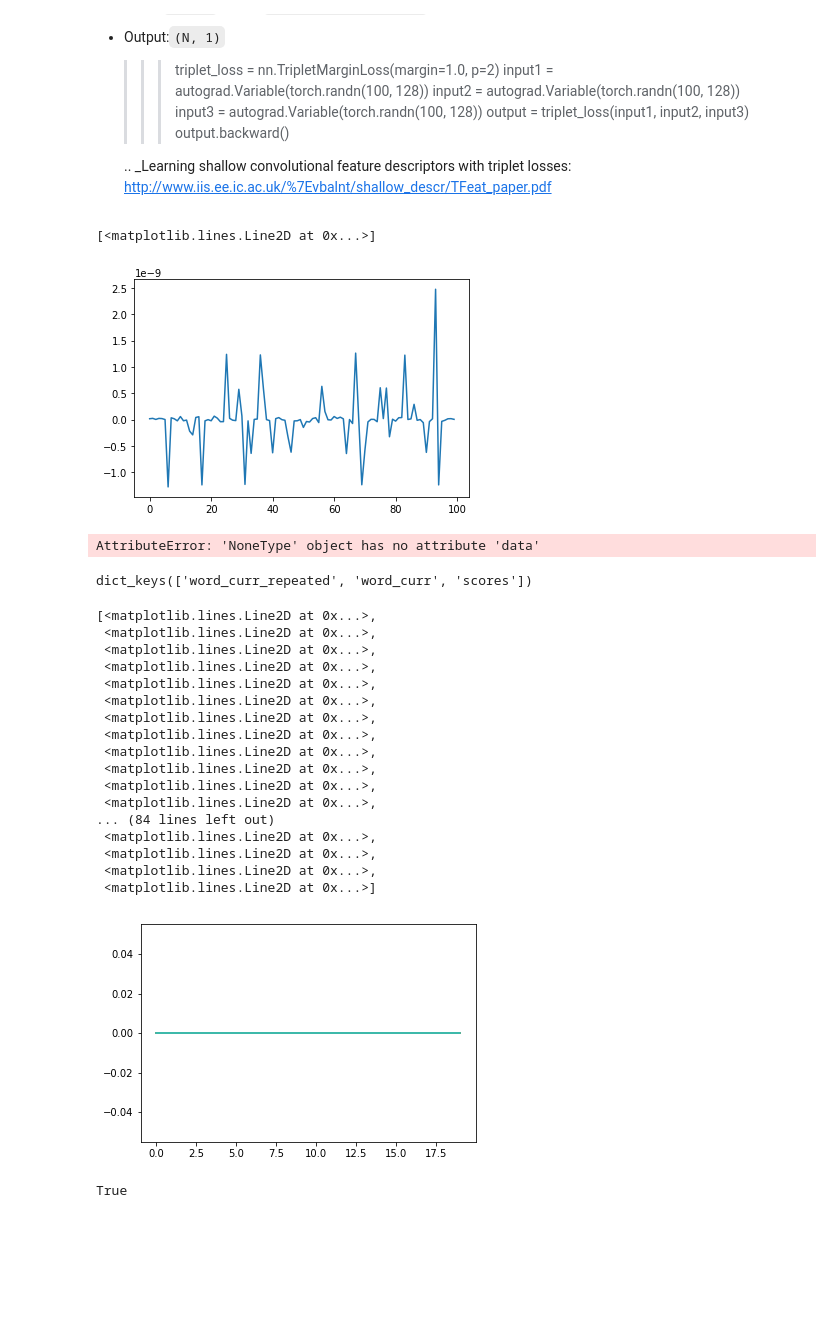
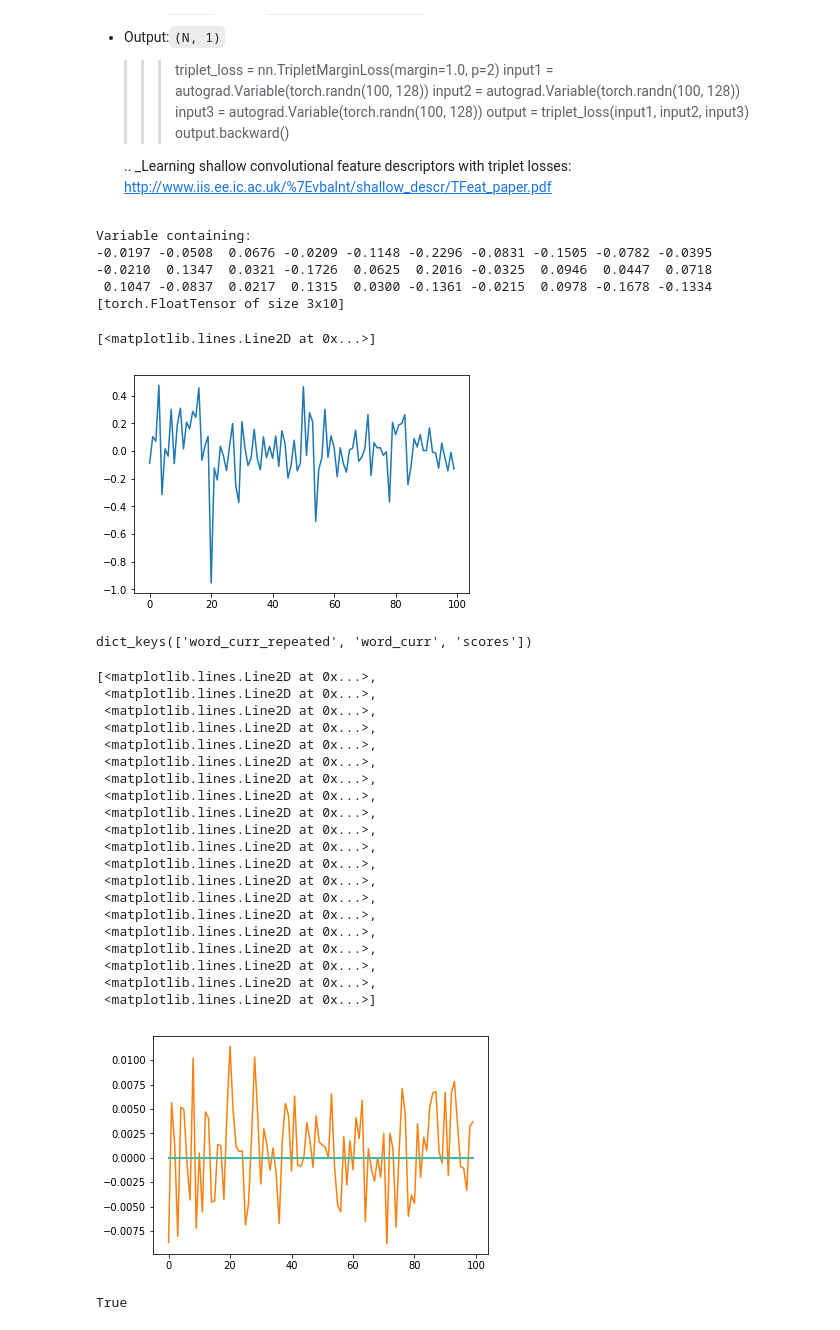
Before and after one commit to fogside/russe_wsi, a Jupyter notebook: notebooks/pyTorchModel_var2.ipynb, the cells around one changed output. Saved outputs shown, nothing was run; the diff lists cells and outputs as text; code cells hidden in the pictures; blank space fills up the shorter version.

```diff
--- a/notebooks/pyTorchModel_var2.ipynb
+++ b/notebooks/pyTorchModel_var2.ipynb
@@ -490,37 +501,44 @@ class MultiComp_triplet(nn.Module):
+# %%
+pos.grad
+# %% [output]
+Variable containing:
+-0.0197 -0.0508  0.0676 -0.0209 -0.1148 -0.2296 -0.0831 -0.1505 -0.0782 -0.0395
+-0.0210  0.1347  0.0321 -0.1726  0.0625  0.2016 -0.0325  0.0946  0.0447  0.0718
+ 0.1047 -0.0837  0.0217  0.1315  0.0300 -0.1361 -0.0215  0.0978 -0.1678 -0.1334
+[torch.FloatTensor of size 3x10]
 # %%
-plt.plot(net.words_comps.grad[0][1].data.numpy())
+plt.plot(grads['word_curr'].data.numpy().T)
 # %% [output]
 [<matplotlib.lines.Line2D at 0x...>]
-[figure, old version]
+[figure, new version]
-# %%
-plt.plot(net.word_curr_repeated.grad.data.numpy())
-# %% [output]
-AttributeError: 'NoneType' object has no attribute 'data'
 # %%
 grads.keys()
 # %% [output]
 dict_keys(['word_curr_repeated', 'word_curr', 'scores'])
 # %%
-plt.plot(grads['word_curr_repeated'].data.numpy())
+plt.plot(grads['word_curr_repeated'].data.numpy().T)
 # %% [output]
 [<matplotlib.lines.Line2D at 0x...>,
  <matplotlib.lines.Line2D at 0x...>,
  <matplotlib.lines.Line2D at 0x...>,
  <matplotlib.lines.Line2D at 0x...>,
  <matplotlib.lines.Line2D at 0x...>,
  <matplotlib.lines.Line2D at 0x...>,
  <matplotlib.lines.Line2D at 0x...>,
  <matplotlib.lines.Line2D at 0x...>,
  <matplotlib.lines.Line2D at 0x...>,
  <matplotlib.lines.Line2D at 0x...>,
  <matplotlib.lines.Line2D at 0x...>,
  <matplotlib.lines.Line2D at 0x...>,
-... (84 lines left out)
+ <matplotlib.lines.Line2D at 0x...>,
+ <matplotlib.lines.Line2D at 0x...>,
+ <matplotlib.lines.Line2D at 0x...>,
+ <matplotlib.lines.Line2D at 0x...>,
  <matplotlib.lines.Line2D at 0x...>,
  <matplotlib.lines.Line2D at 0x...>,
  <matplotlib.lines.Line2D at 0x...>,
  <matplotlib.lines.Line2D at 0x...>]
-[figure, old version]
+[figure, new version]
 # %%
 net.word_curr_repeated.grad
 # %%
```
Also changed, not shown: parts of 16 cells of this notebook.
